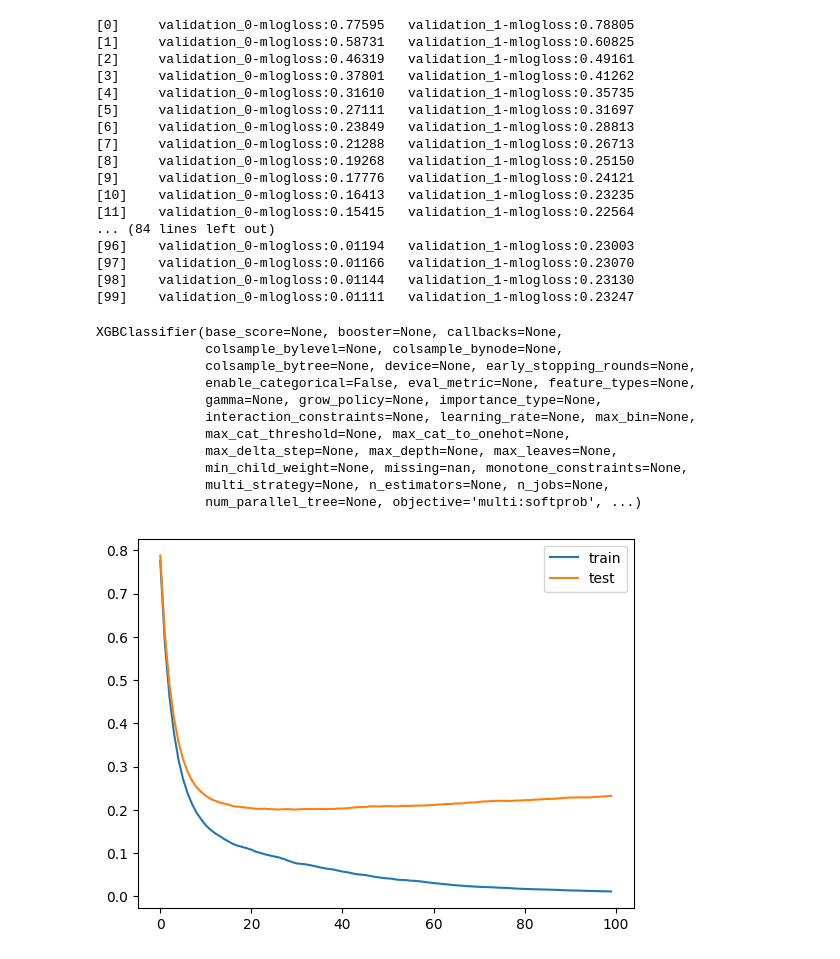
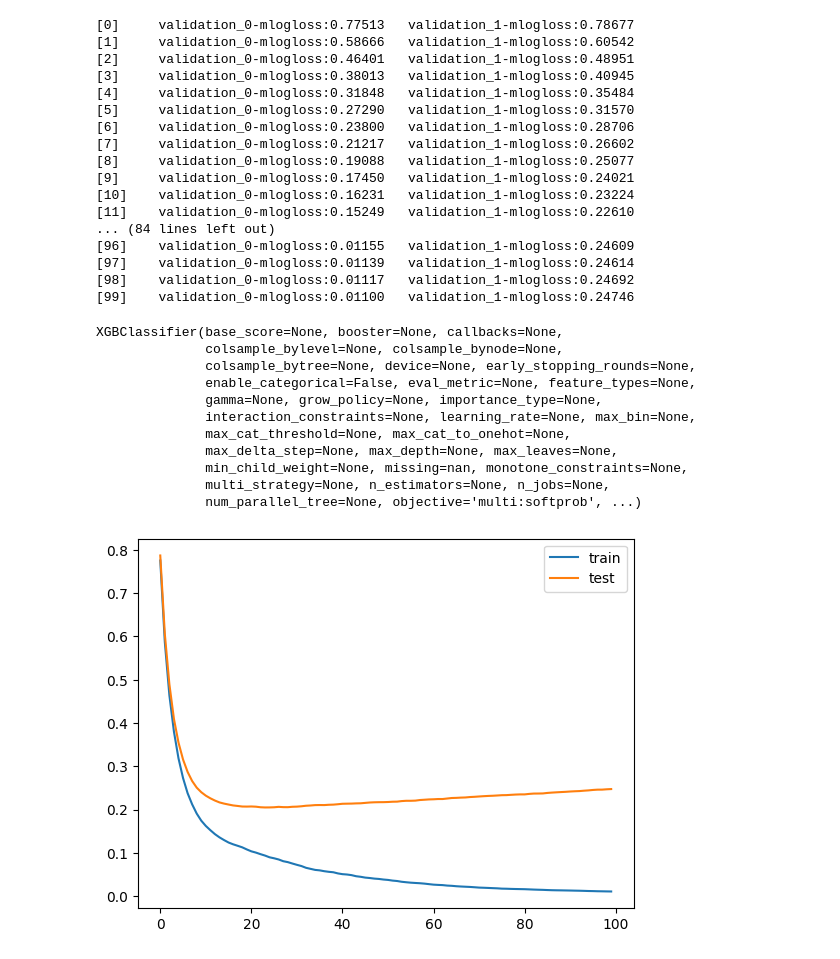
Before and after one commit to synaptiq-lab/exoplanet-hunter, a Jupyter notebook: model.ipynb, the cells around one changed output. Saved outputs shown, nothing was run; the diff lists cells and outputs as text; code cells hidden in the pictures.

Commit message:
feat(model): add metrics

```diff
--- a/model.ipynb
+++ b/model.ipynb
@@ -9,9 +9,9 @@ from sklearn.model_selection import train_test_split
 df = (
     pl.scan_csv("/kaggle/input/kepler-exoplanet-search-results/cumulative.csv")
     .drop(["rowid", "kepid", "kepoi_name", "kepler_name"])
-    .cast({cs.string(): pl.Categorical})
-    .with_columns(cs.categorical().to_physical())
     .collect()
 )
-df
+target_col = "koi_disposition"
+target_names = df.get_column(target_col).unique(maintain_order=True)
+target_names
 # %% [output]
@@ -31,0 +24,7 @@ shape: (9_564, 46)
+# %%
+df = (
+    df
+    .cast({cs.string(): pl.Categorical})
+    .with_columns(cs.categorical().to_physical())
+)
+df
@@ -32,28 +46,28 @@ shape: (9_564, 46)
 # %%
-y = df.get_column("koi_disposition")
-X = df.drop("koi_disposition")
-X_train, X_val, y_train, y_val = train_test_split(X, y, test_size=0.2)
+y = df.get_column(target_col)
+X = df.drop(target_col)
+X_train, X_val, y_train, y_val = train_test_split(X, y, test_size=0.3, random_state=42)
 # %%
-clf = xgb.XGBClassifier()
-clf.fit(X_train, y_train, eval_set=[(X_train, y_train), (X_val, y_val)])
+model = xgb.XGBClassifier(random_state=42)
+model.fit(X_train, y_train, eval_set=[(X_train, y_train), (X_val, y_val)])
 # %% [output]
-[0]     validation_0-mlogloss:0.77595   validation_1-mlogloss:0.78805
-[1]     validation_0-mlogloss:0.58731   validation_1-mlogloss:0.60825
-[2]     validation_0-mlogloss:0.46319   validation_1-mlogloss:0.49161
-[3]     validation_0-mlogloss:0.37801   validation_1-mlogloss:0.41262
-[4]     validation_0-mlogloss:0.31610   validation_1-mlogloss:0.35735
-[5]     validation_0-mlogloss:0.27111   validation_1-mlogloss:0.31697
-[6]     validation_0-mlogloss:0.23849   validation_1-mlogloss:0.28813
-[7]     validation_0-mlogloss:0.21288   validation_1-mlogloss:0.26713
-[8]     validation_0-mlogloss:0.19268   validation_1-mlogloss:0.25150
-[9]     validation_0-mlogloss:0.17776   validation_1-mlogloss:0.24121
-[10]    validation_0-mlogloss:0.16413   validation_1-mlogloss:0.23235
-[11]    validation_0-mlogloss:0.15415   validation_1-mlogloss:0.22564
+[0]     validation_0-mlogloss:0.77513   validation_1-mlogloss:0.78677
+[1]     validation_0-mlogloss:0.58666   validation_1-mlogloss:0.60542
+[2]     validation_0-mlogloss:0.46401   validation_1-mlogloss:0.48951
+[3]     validation_0-mlogloss:0.38013   validation_1-mlogloss:0.40945
+[4]     validation_0-mlogloss:0.31848   validation_1-mlogloss:0.35484
+[5]     validation_0-mlogloss:0.27290   validation_1-mlogloss:0.31570
+[6]     validation_0-mlogloss:0.23800   validation_1-mlogloss:0.28706
+[7]     validation_0-mlogloss:0.21217   validation_1-mlogloss:0.26602
+[8]     validation_0-mlogloss:0.19088   validation_1-mlogloss:0.25077
+[9]     validation_0-mlogloss:0.17450   validation_1-mlogloss:0.24021
+[10]    validation_0-mlogloss:0.16231   validation_1-mlogloss:0.23224
+[11]    validation_0-mlogloss:0.15249   validation_1-mlogloss:0.22610
 ... (84 lines left out)
-[96]    validation_0-mlogloss:0.01194   validation_1-mlogloss:0.23003
-[97]    validation_0-mlogloss:0.01166   validation_1-mlogloss:0.23070
-[98]    validation_0-mlogloss:0.01144   validation_1-mlogloss:0.23130
-[99]    validation_0-mlogloss:0.01111   validation_1-mlogloss:0.23247
+[96]    validation_0-mlogloss:0.01155   validation_1-mlogloss:0.24609
+[97]    validation_0-mlogloss:0.01139   validation_1-mlogloss:0.24614
+[98]    validation_0-mlogloss:0.01117   validation_1-mlogloss:0.24692
+[99]    validation_0-mlogloss:0.01100   validation_1-mlogloss:0.24746
 XGBClassifier(base_score=None, booster=None, callbacks=None,
               colsample_bylevel=None, colsample_bynode=None,
               colsample_bytree=None, device=None, early_stopping_rounds=None,
@@ -66,10 +80,10 @@ XGBClassifier(base_score=None, booster=None, callbacks=None,
               multi_strategy=None, n_estimators=None, n_jobs=None,
               num_parallel_tree=None, objective='multi:softprob', ...)
 # %%
-results = clf.evals_result()
-plt.plot(results['validation_0']['mlogloss'], label='train')
+results = model.evals_result()
+plt.plot(results['validation_0']['mlogloss'], label='train') # Not sure about the loss function
 plt.plot(results['validation_1']['mlogloss'], label='test')
 plt.legend()
 plt.show()
 # %% [output]
-[figure, old version]
+[figure, new version]
```
Also changed, not shown: parts of 4 cells of this notebook.
